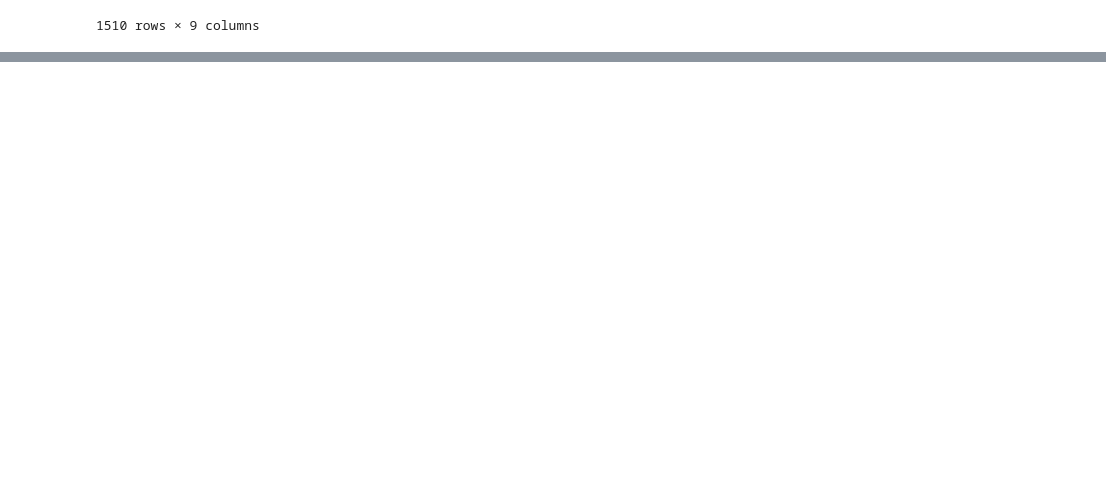
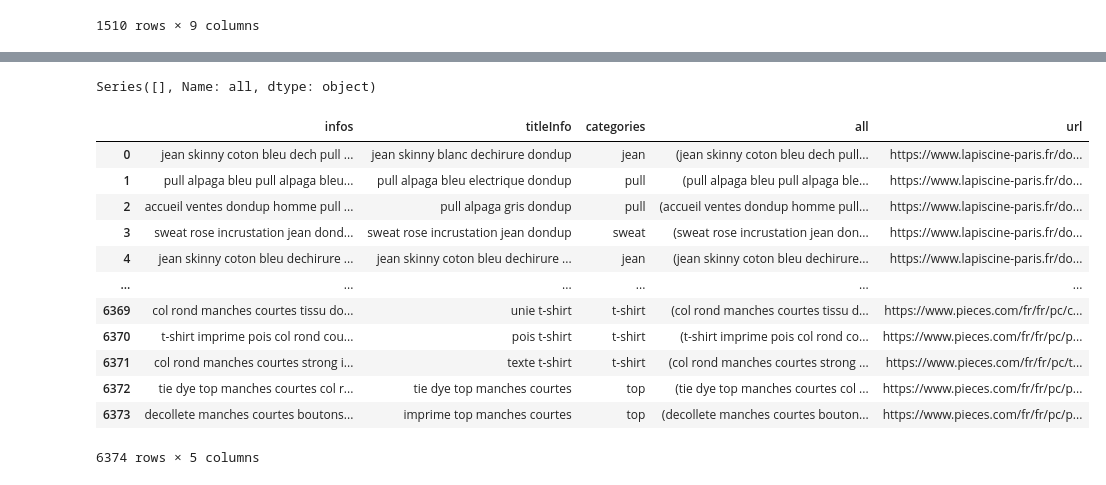
Before and after one commit to moh/foqus_web_scrap, a Jupyter notebook: foqus-filter/Doc.ipynb, the cells around one changed output, grey strips where cells are left out. Saved outputs shown, nothing was run; the diff lists cells and outputs as text; code cells hidden in the pictures; blank space fills up the shorter version.

Commit message:
add model_hf

```diff
--- a/foqus-filter/Doc.ipynb
+++ b/foqus-filter/Doc.ipynb
@@ -986,0 +1143,19 @@ f.close()
+# %%
+data_training["all"] = data_training.apply(lambda row : (row["infos"],
+                        row["titleInfo"], row["categories"]), axis = 1)
+# %%
+data_origin = pd.read_json("TRAINING_DATA_BY_MODEL_PISCINE_NEW.json")
+# %%
+data_origin["all"] = data_origin.apply(lambda row : (row["infos"],
+                        row["titleInfo"], row["categories"]), axis = 1)
+# %%
+def write_url(row):
+    x = row["all"]
+    if(row["url"] != ""):
+        return row["url"]
+    try:
+        u = data_origin[data_origin["all"] == x]["url"].iloc[0]
+    except:
+        u = ""
+    return u
+data_training["url"] = data_training.apply(write_url, axis = 1)
@@ -986,0 +1164,20 @@ f.close()
+# %%
+data_origin[data_origin["all"] == ()]["all"]
+# %% [output]
+Series([], Name: all, dtype: object)
+# %%
+data_training
+# %% [output]
+|  | infos | titleInfo | categories | all | url |
+| 0 | jean skinny coton bleu dech pull ... | jean skinny blanc dechirure dondup | jean | (jean skinny coton bleu dech pull... | https://www.lapiscine-paris.fr/do... |
+| 1 | pull alpaga bleu pull alpaga bleu... | pull alpaga bleu electrique dondup | pull | (pull alpaga bleu pull alpaga ble... | https://www.lapiscine-paris.fr/do... |
+| 2 | accueil ventes dondup homme pull ... | pull alpaga gris dondup | pull | (accueil ventes dondup homme pull... | https://www.lapiscine-paris.fr/do... |
+| 3 | sweat rose incrustation jean dond... | sweat rose incrustation jean dondup | sweat | (sweat rose incrustation jean don... | https://www.lapiscine-paris.fr/do... |
+| 4 | jean skinny coton bleu dechirure ... | jean skinny coton bleu dechirure ... | jean | (jean skinny coton bleu dechirure... | https://www.lapiscine-paris.fr/do... |
+| ... | ... | ... | ... | ... | ... |
+| 6369 | col rond manches courtes tissu do... | unie t-shirt | t-shirt | (col rond manches courtes tissu d... | https://www.pieces.com/fr/fr/pc/c... |
+| 6370 | t-shirt imprime pois col rond cou... | pois t-shirt | t-shirt | (t-shirt imprime pois col rond co... | https://www.pieces.com/fr/fr/pc/p... |
+| 6371 | col rond manches courtes strong i... | texte t-shirt | t-shirt | (col rond manches courtes strong ... | https://www.pieces.com/fr/fr/pc/t... |
+| 6372 | tie dye top manches courtes col r... | tie dye top manches courtes | top | (tie dye top manches courtes col ... | https://www.pieces.com/fr/fr/pc/p... |
+| 6373 | decollete manches courtes boutons... | imprime top manches courtes | top | (decollete manches courtes bouton... | https://www.pieces.com/fr/fr/pc/p... |
+6374 rows × 5 columns
```
Also changed, not shown: parts of 111 cells of this notebook, 9 other files.
